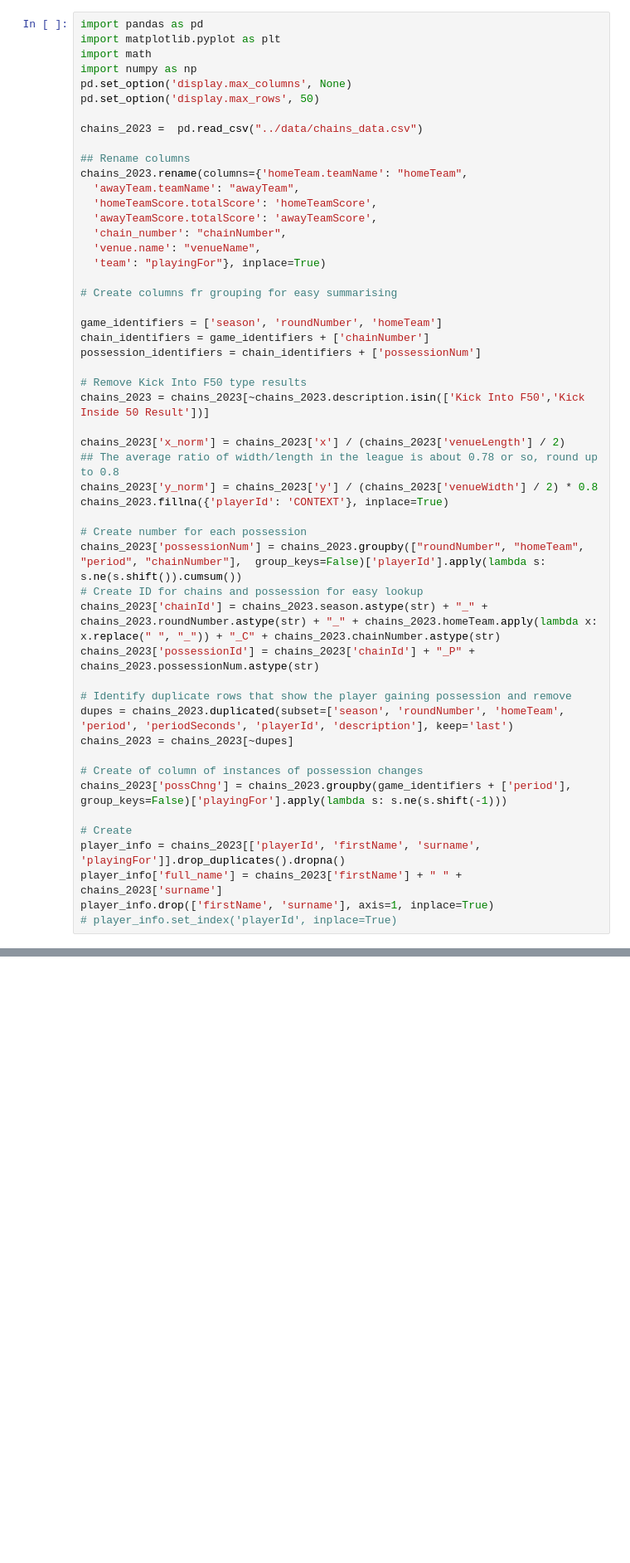
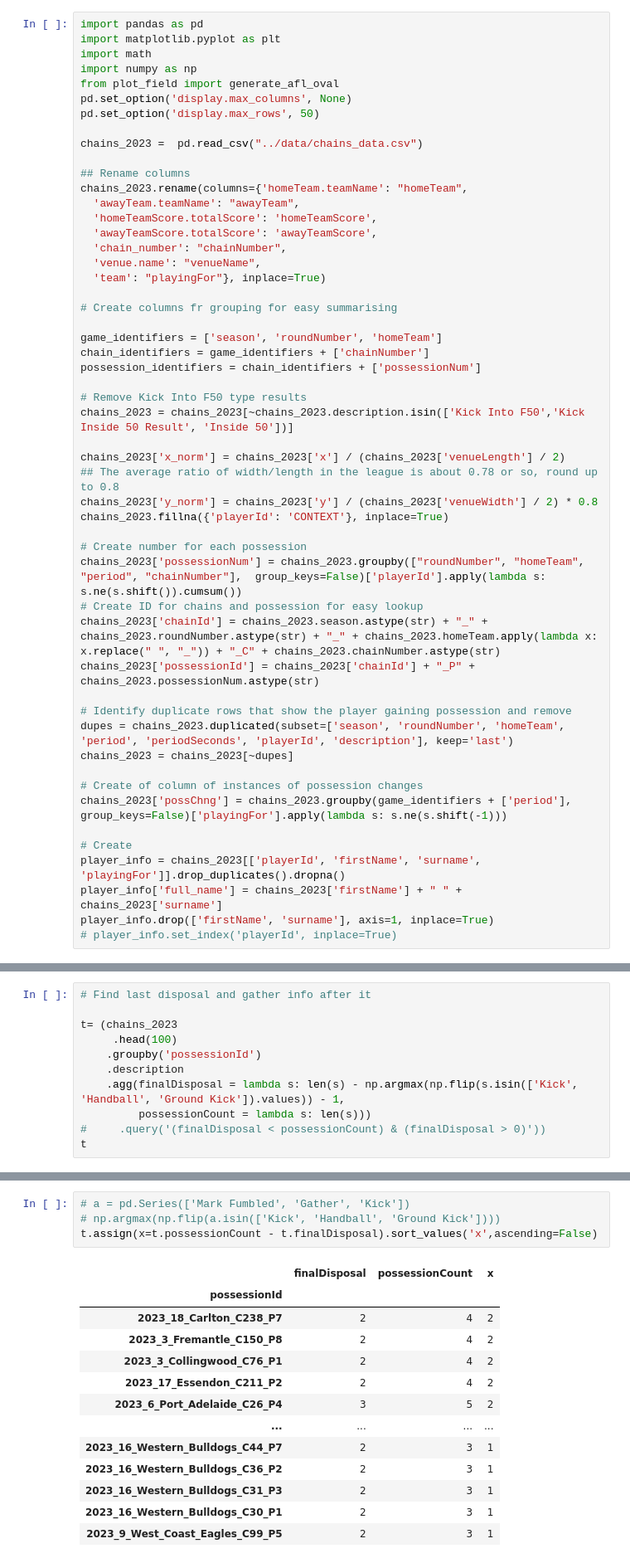
Before and after one commit to davescroggs/xThreat, a Jupyter notebook: python/pass_networks.ipynb, the cells around one changed output, grey strips where cells are left out. Shown at 83% size. Saved outputs shown, nothing was run; the diff lists cells and outputs as text; blank space fills up the shorter version.

Commit message:
Version 1 of disposal rectification

```diff
--- a/python/pass_networks.ipynb
+++ b/python/pass_networks.ipynb
@@ -3,6 +3,7 @@ import pandas as pd
 import matplotlib.pyplot as plt
 import math
 import numpy as np
+from plot_field import generate_afl_oval
 pd.set_option('display.max_columns', None)
 pd.set_option('display.max_rows', 50)
 
@@ -24,7 +25,7 @@ chain_identifiers = game_identifiers + ['chainNumber']
 possession_identifiers = chain_identifiers + ['possessionNum']
 
 # Remove Kick Into F50 type results
-chains_2023 = chains_2023[~chains_2023.description.isin(['Kick Into F50','Kick Inside 50 Result'])]
+chains_2023 = chains_2023[~chains_2023.description.isin(['Kick Into F50','Kick Inside 50 Result', 'Inside 50'])]
 
 chains_2023['x_norm'] = chains_2023['x'] / (chains_2023['venueLength'] / 2)
 ## The average ratio of width/length in the league is about 0.78 or so, round up to 0.8
@@ -113,0 +219,11 @@ possession_summary
+# %%
+# Find last disposal and gather info after it
+
+t= (chains_2023
+     .head(100)
+    .groupby('possessionId')
+    .description
+    .agg(finalDisposal = lambda s: len(s) - np.argmax(np.flip(s.isin(['Kick', 'Handball', 'Ground Kick']).values)) - 1,
+         possessionCount = lambda s: len(s)))
+#     .query('(finalDisposal < possessionCount) & (finalDisposal > 0)'))
+t
@@ -113,0 +245,18 @@ possession_summary
+# %%
+# a = pd.Series(['Mark Fumbled', 'Gather', 'Kick'])
+# np.argmax(np.flip(a.isin(['Kick', 'Handball', 'Ground Kick'])))
+t.assign(x=t.possessionCount - t.finalDisposal).sort_values('x',ascending=False)
+# %% [output]
+|  | finalDisposal | possessionCount | x |
+| possessionId |  |  |  |
+| 2023_18_Carlton_C238_P7 | 2 | 4 | 2 |
+| 2023_3_Fremantle_C150_P8 | 2 | 4 | 2 |
+| 2023_3_Collingwood_C76_P1 | 2 | 4 | 2 |
+| 2023_17_Essendon_C211_P2 | 2 | 4 | 2 |
+| 2023_6_Port_Adelaide_C26_P4 | 3 | 5 | 2 |
+| ... | ... | ... | ... |
+| 2023_16_Western_Bulldogs_C44_P7 | 2 | 3 | 1 |
+| 2023_16_Western_Bulldogs_C36_P2 | 2 | 3 | 1 |
+| 2023_16_Western_Bulldogs_C31_P3 | 2 | 3 | 1 |
+| 2023_16_Western_Bulldogs_C30_P1 | 2 | 3 | 1 |
+| 2023_9_West_Coast_Eagles_C99_P5 | 2 | 3 | 1 |
```
Also changed, not shown: parts of 11 cells of this notebook.
